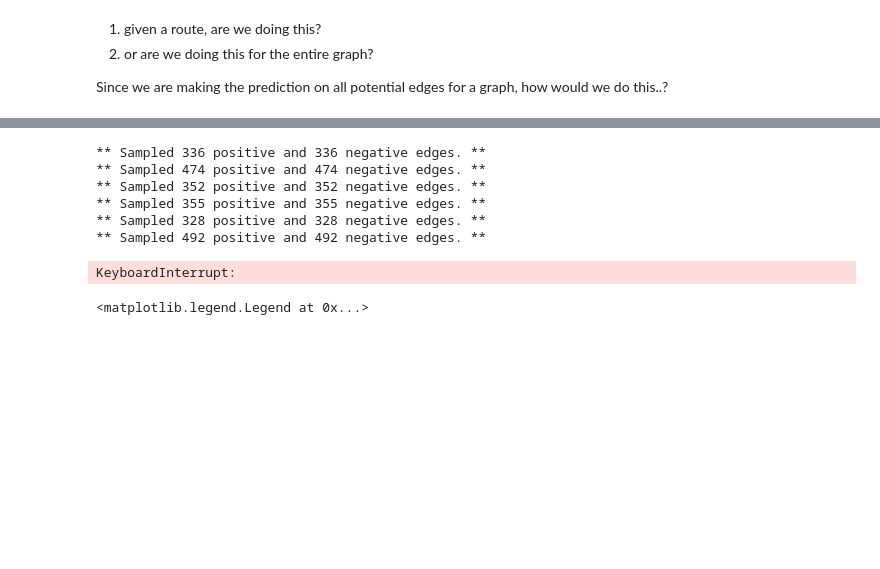
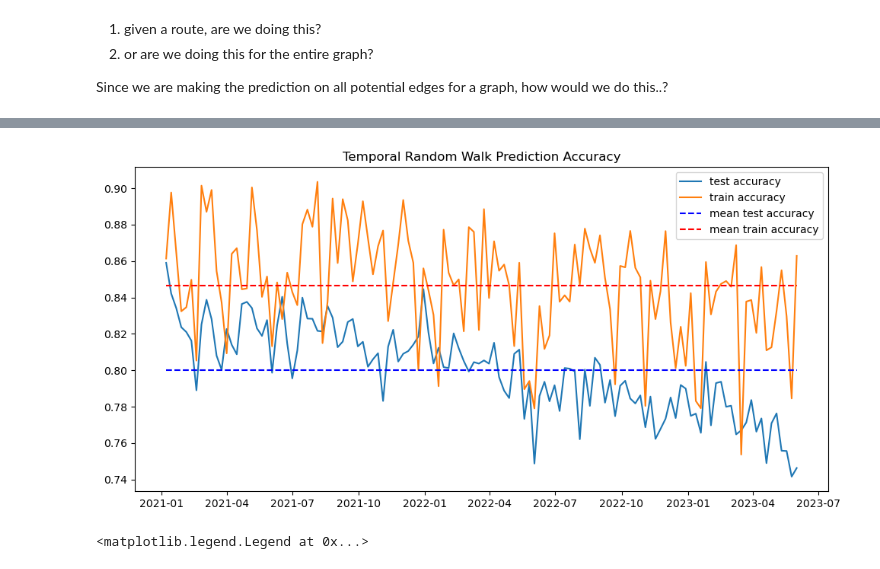
Before and after one commit to theodora-yko/Temporal-Link-Prediction, a Jupyter notebook: dynamic_FTL.ipynb, the cells around one changed output, grey strips where cells are left out. Drawn from its saved outputs; the diff is of its cells as text; code cells hidden in the pictures; blank space fills up the shorter version.

Commit message:
completed running temporal & static random walk algorithms, now will add more granular prediction

```diff
--- a/dynamic_FTL.ipynb
+++ b/dynamic_FTL.ipynb
@@ -711,3 +714,16 @@ class TemporalPrediction():
 2. or are we doing this for the entire graph?
 
 Since we are making the prediction on all potential edges for a graph, how would we do this..?
+# %%
+lp = TemporalPrediction([['511', '74'], ['511', '75'], ['511', '76']])
+for time, graph in tqdm(weekly_graphs.items()):
+    lp.predict_probs(graph, compute_naive_regret=False, display_progress=False)
+
+fig, ax = plt.subplots(1, 1, figsize=(10, 5))
+ax.set_title("Static Random Walk Prediction Accuracy")
+ax.plot(weekly_graphs.keys(), lp.test_errors, label='test accuracy')
+ax.plot(weekly_graphs.keys(), lp.train_errors, label='train accuracy')
+ax.hlines(np.mean(lp.test_errors), min(weekly_graphs.keys()), max(weekly_graphs.keys()), color='b', linestyle='--', label='mean test accuracy')
+ax.hlines(np.mean(lp.train_errors), min(weekly_graphs.keys()), max(weekly_graphs.keys()), color='r', linestyle='--', label='mean train accuracy')
+ax.legend()
+fig.tight_layout()
@@ -714,22 +744,18 @@ Since we are making the prediction on all potential edges for a graph, how would
 # %%
 lp = TemporalPrediction([['511', '74'], ['511', '75'], ['511', '76']])
 for time, graph in tqdm(weekly_graphs.items()):
     lp.predict_probs(graph, compute_naive_regret=True, display_progress=False)
 
 fig, ax = plt.subplots(1, 1, figsize=(10, 5))
-ax.plot(weekly_graphs.keys(), lp.test_errors, label='test')
-ax.plot(weekly_graphs.keys(), lp.train_errors, label='train')
-ax.hlines(np.mean(lp.test_errors), min(weekly_graphs.keys()), max(weekly_graphs.keys()), color='r', linestyle='--', label='mean test error')
-ax.hlines(np.mean(lp.train_errors), min(weekly_graphs.keys()), max(weekly_graphs.keys()), color='b', linestyle='--', label='mean train error')
+ax.set_title("Temporal Random Walk Prediction Accuracy")
+ax.plot(weekly_graphs.keys(), lp.test_errors, label='test accuracy')
+ax.plot(weekly_graphs.keys(), lp.train_errors, label='train accuracy')
+ax.hlines(np.mean(lp.test_errors), min(weekly_graphs.keys()), max(weekly_graphs.keys()), color='b', linestyle='--', label='mean test accuracy')
+ax.hlines(np.mean(lp.train_errors), min(weekly_graphs.keys()), max(weekly_graphs.keys()), color='r', linestyle='--', label='mean train accuracy')
+ax.legend()
 fig.tight_layout()
 # %% [output]
-** Sampled 336 positive and 336 negative edges. **
-** Sampled 474 positive and 474 negative edges. **
-** Sampled 352 positive and 352 negative edges. **
-** Sampled 355 positive and 355 negative edges. **
-** Sampled 328 positive and 328 negative edges. **
-** Sampled 492 positive and 492 negative edges. **
-KeyboardInterrupt:
+[figure, added]
 # %%
 edge_list = [['125', '527'],
        ['13', '60'],
```
Also changed, not shown: parts of 2 cells of this notebook.
